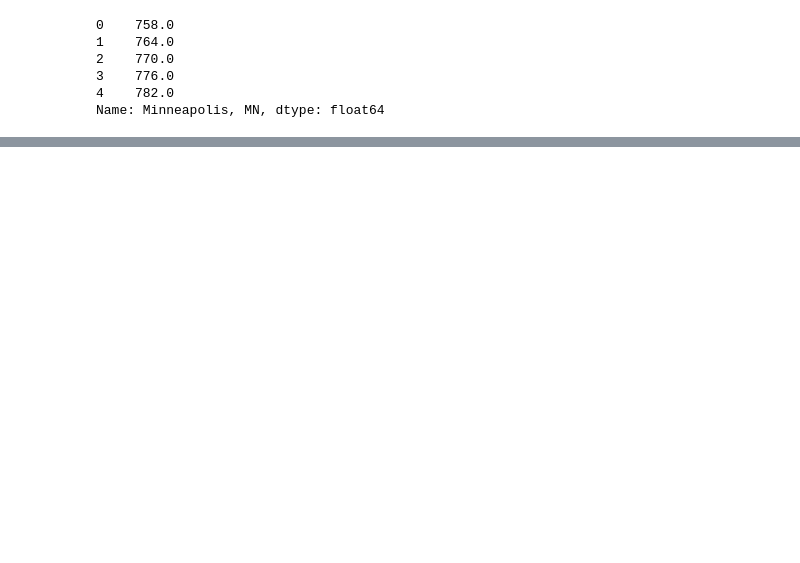
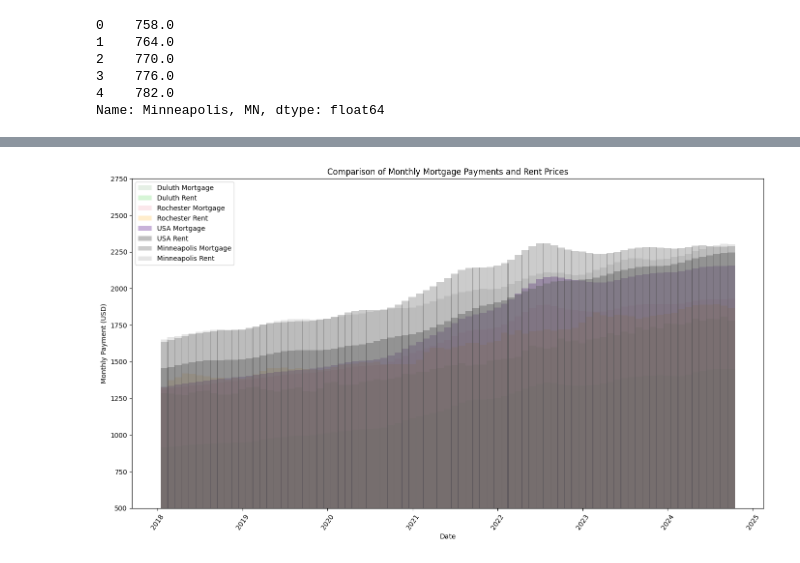
Before and after one commit to BettyJean8/Project-JLLMB, a Jupyter notebook: Housing.ipynb, the cells around one changed output, grey strips where cells are left out. Saved outputs shown, nothing was run; the diff lists cells and outputs as text; code cells hidden in the pictures; blank space fills up the shorter version.

```diff
--- a/Housing.ipynb
+++ b/Housing.ipynb
@@ -100,0 +162,34 @@ plt.show()
+# %%
+# Messing around with alpha numbers is tough to make it any better. I think there are too many variables.
+# Seems pretty inconclusive. Does show a trend.
+
+plt.figure(figsize=(14, 8))
+
+# Increase the width of the bars accordingly
+bar_width = 33
+
+# Plot vertical bars for each city's mortgage and rent with alpha transparency
+plt.bar(merged_df["MonthYear"], merged_df["Duluth_Mortgage"], label="Duluth Mortgage", color="darkgreen", width=bar_width, alpha=0.1)
+plt.bar(merged_df["MonthYear"], merged_df["Duluth, MN_rent"], label="Duluth Rent", color="limegreen", width=bar_width, alpha=0.2)
+
+plt.bar(merged_df["MonthYear"], merged_df["Rochester_Mortgage"], label="Rochester Mortgage", color="crimson", width=bar_width, alpha=0.1)
+plt.bar(merged_df["MonthYear"], merged_df["Rochester, MN_rent"], label="Rochester Rent", color="orange", width=bar_width, alpha=0.2)
+
+plt.bar(merged_df["MonthYear"], merged_df["USA_Mortgage"], label="USA Mortgage", color="indigo", width=bar_width, alpha=0.3)
+plt.bar(merged_df["MonthYear"], merged_df["USA_rent"], label="USA Rent", color="grey", width=bar_width, alpha=0.5)
+
+plt.bar(merged_df["MonthYear"], merged_df["Minneapolis_Mortgage"], label="Minneapolis Mortgage", color="black", width=bar_width, alpha=0.2)
+plt.bar(merged_df["MonthYear"], merged_df["Minneapolis, MN_rent"], label="Minneapolis Rent", color="gray", width=bar_width, alpha=0.2)
+
+plt.ylim(500, 2750)
+
+plt.xlabel("Date")
+plt.ylabel("Monthly Payment (USD)")
+plt.title("Comparison of Monthly Mortgage Payments and Rent Prices")
+plt.legend(loc="upper left")
+plt.xticks(rotation=55)
+plt.tight_layout()
+
+plt.show()
+# %% [output]
+[figure, added]
```
Also changed, not shown: parts of 11 cells of this notebook.
